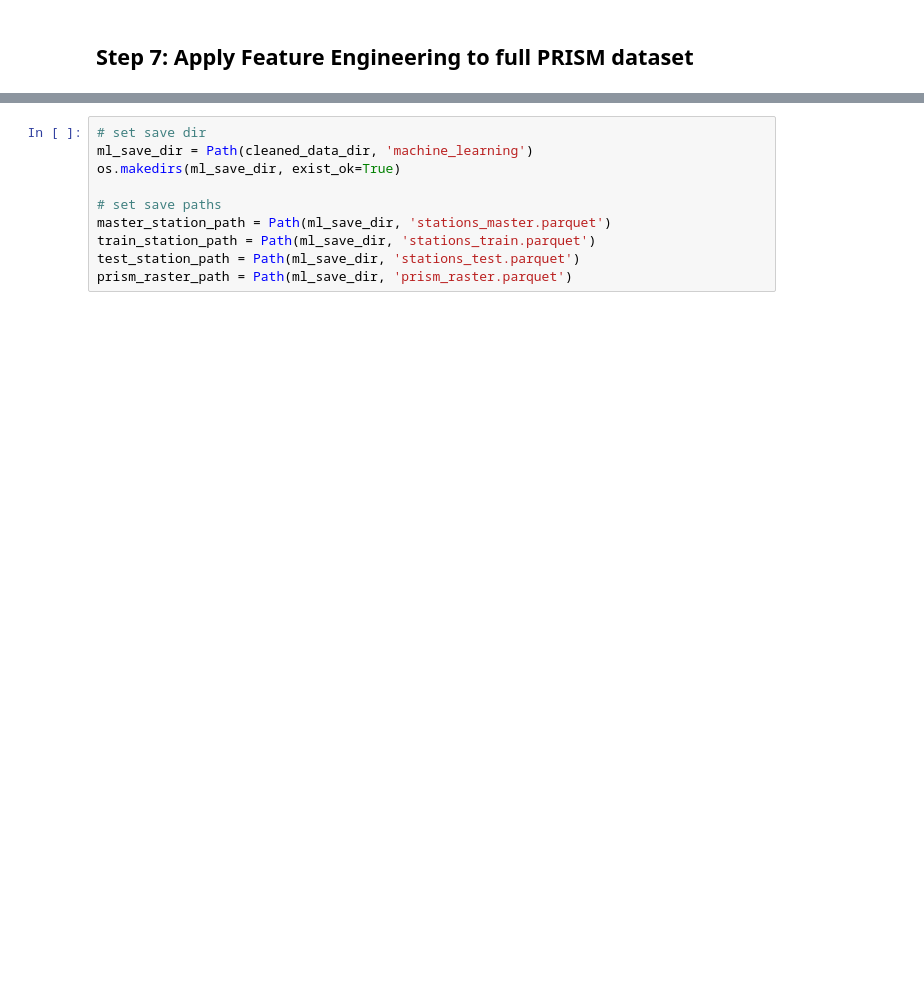
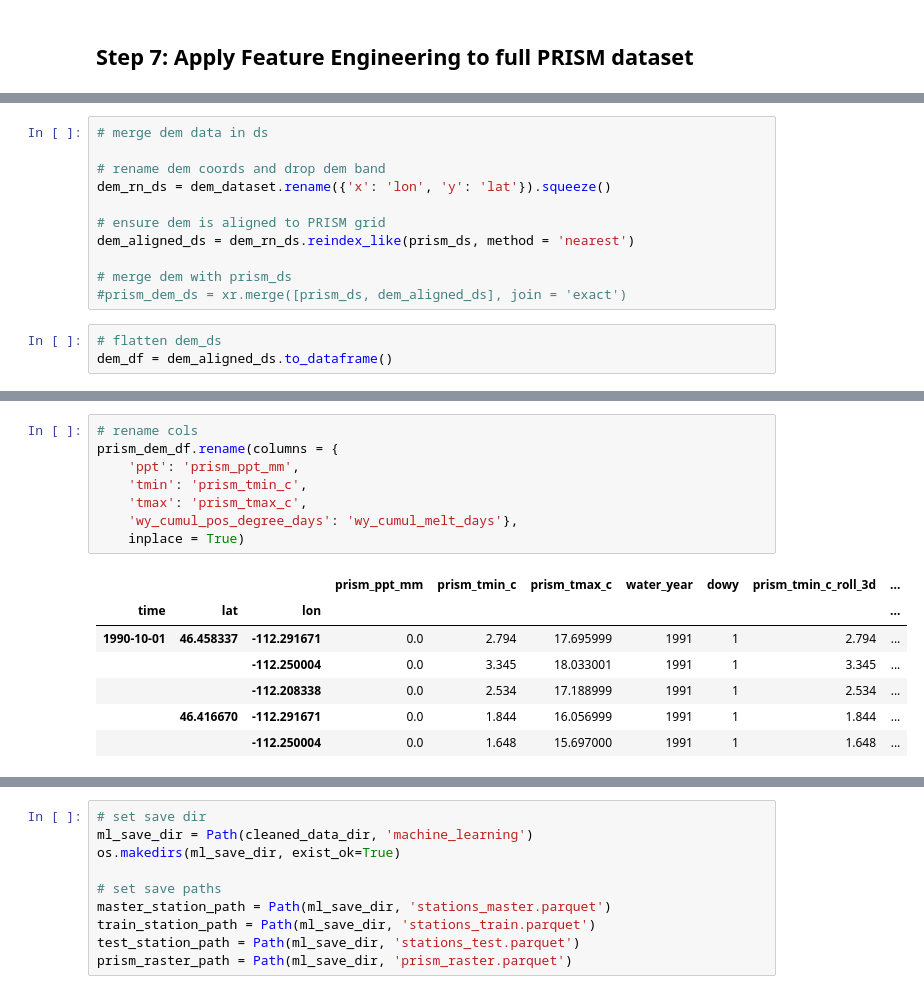
Before and after one commit to rainihelmstadter/snow-drought-modeling, a Jupyter notebook: code/04-prepare-data-for-machine-learning.ipynb, the cells around one changed output, grey strips where cells are left out. Drawn from its saved outputs; the diff is of its cells as text; blank space fills up the shorter version.

```diff
--- a/code/04-prepare-data-for-machine-learning.ipynb
+++ b/code/04-prepare-data-for-machine-learning.ipynb
@@ -676,0 +788,14 @@ Train/Test split successful!
+# %%
+# merge dem data in ds
+
+# rename dem coords and drop dem band
+dem_rn_ds = dem_dataset.rename({'x': 'lon', 'y': 'lat'}).squeeze()
+
+# ensure dem is aligned to PRISM grid
+dem_aligned_ds = dem_rn_ds.reindex_like(prism_ds, method = 'nearest')
+
+# merge dem with prism_ds
+#prism_dem_ds = xr.merge([prism_ds, dem_aligned_ds], join = 'exact')
+# %%
+# flatten dem_ds
+dem_df = dem_aligned_ds.to_dataframe()
@@ -676,0 +891,16 @@ Train/Test split successful!
+# %%
+# rename cols
+prism_dem_df.rename(columns = {
+    'ppt': 'prism_ppt_mm',
+    'tmin': 'prism_tmin_c',
+    'tmax': 'prism_tmax_c',
+    'wy_cumul_pos_degree_days': 'wy_cumul_melt_days'},
+    inplace = True)
+# %% [output]
+|  |  |  | prism_ppt_mm | prism_tmin_c | prism_tmax_c | water_year | dowy | prism_tmin_c_roll_3d | ... |
+| time | lat | lon |  |  |  |  |  |  | ... |
+| 1990-10-01 | 46.458337 | -112.291671 | 0.0 | 2.794 | 17.695999 | 1991 | 1 | 2.794 | ... |
+|  |  | -112.250004 | 0.0 | 3.345 | 18.033001 | 1991 | 1 | 3.345 | ... |
+|  |  | -112.208338 | 0.0 | 2.534 | 17.188999 | 1991 | 1 | 2.534 | ... |
+|  | 46.416670 | -112.291671 | 0.0 | 1.844 | 16.056999 | 1991 | 1 | 1.844 | ... |
+|  |  | -112.250004 | 0.0 | 1.648 | 15.697000 | 1991 | 1 | 1.648 | ... |
```
Also changed, not shown: parts of 21 cells of this notebook, 7 other files.
